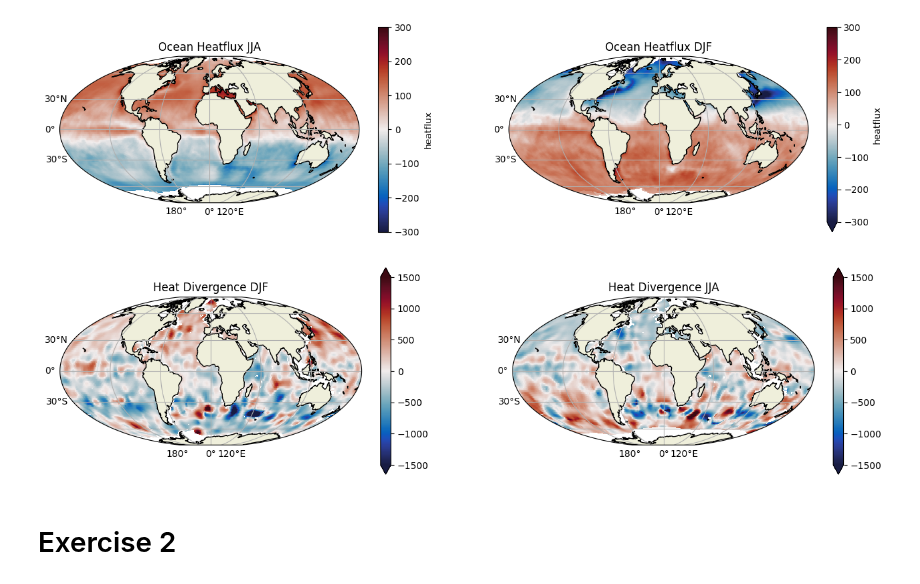
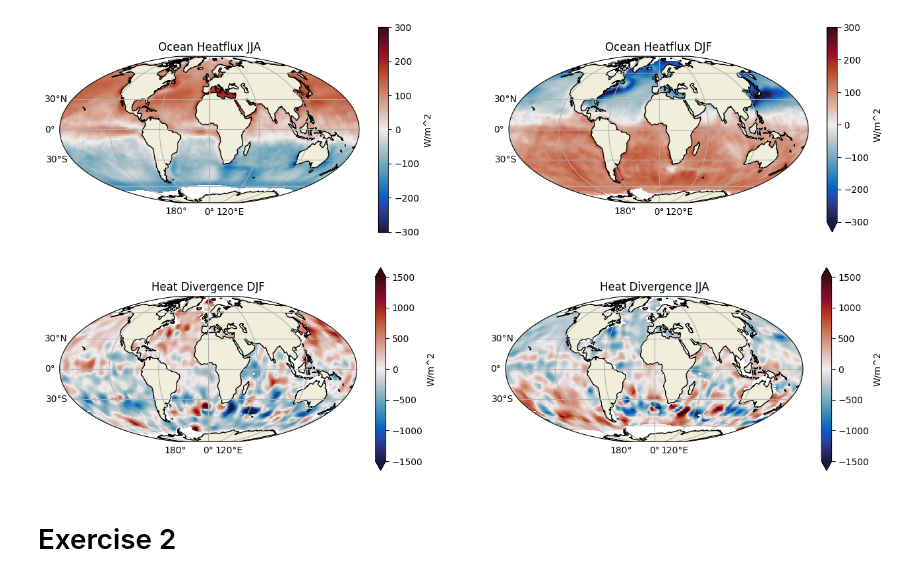
Before and after one commit to JRethemeier/Thermohaline-Circulation, a Jupyter notebook: Assignment2/Assignment2.ipynb, the cells around one changed output. Saved outputs shown, nothing was run; the diff lists cells and outputs as text; code cells hidden in the pictures.

```diff
--- a/Assignment2/Assignment2.ipynb
+++ b/Assignment2/Assignment2.ipynb
@@ -148,16 +148,16 @@ plt.show()
 # %%
 fig = plt.figure(figsize=map_size)
 ax = fig.add_subplot(121, projection=Mollweide())
 basemap(ax)
-heat_divergence_DJF.plot(ax=ax, transform=PlateCarree(), vmin=-1.5e3, vmax=1.5e3, cmap=cm_balance)
+heat_divergence_DJF.plot(ax=ax, transform=PlateCarree(), vmin=-1.5e3, vmax=1.5e3, cbar_kwargs={'label': "W/m^2"}, cmap=cm_balance)
 ax.set_title("Heat Divergence DJF")
 ax2 = fig.add_subplot(122, projection=Mollweide())
 basemap(ax2)
-heat_divergence_JJA.plot(ax=ax2, transform=PlateCarree(), vmin=-1.5e3, vmax=1.5e3, cmap=cm_balance)
+heat_divergence_JJA.plot(ax=ax2, transform=PlateCarree(), vmin=-1.5e3, vmax=1.5e3, cbar_kwargs={'label': "W/m^2"}, cmap=cm_balance)
 ax2.set_title("Heat Divergence JJA")
 plt.show()
 # %% [output]
-[figure, old version]
+[figure, new version]
 # %% [markdown]
 # Exercise 2
 # %%
```
Also changed, not shown: parts of 3 cells of this notebook.
